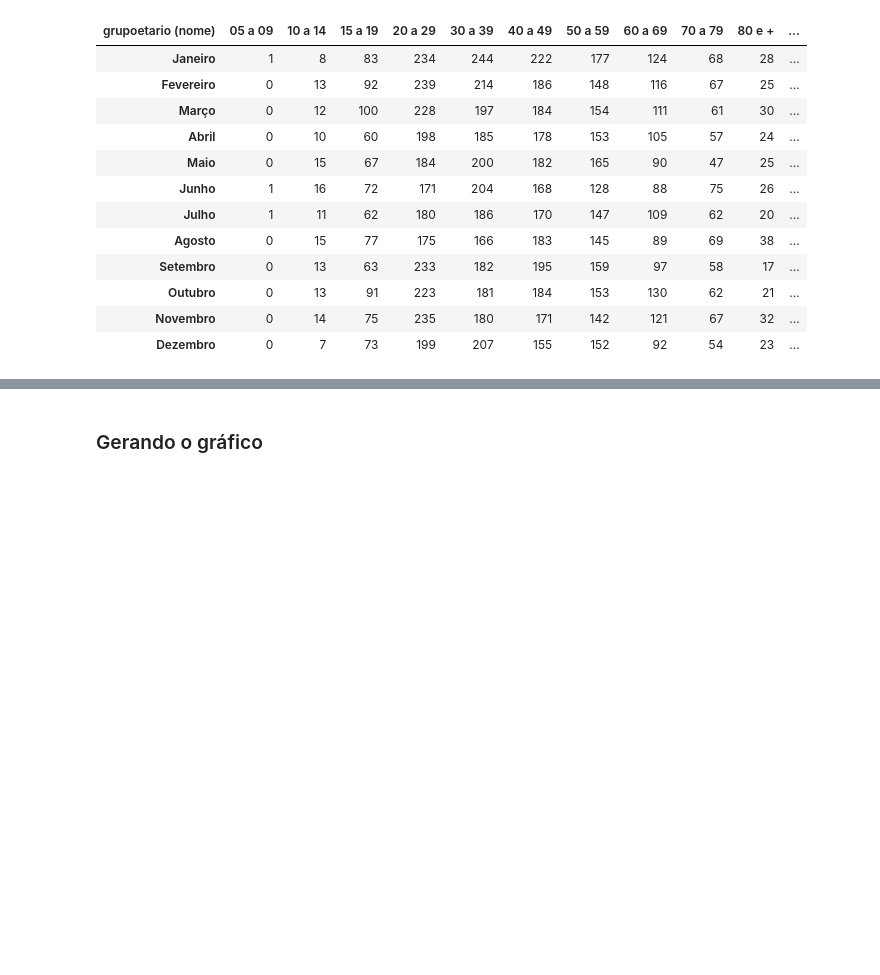
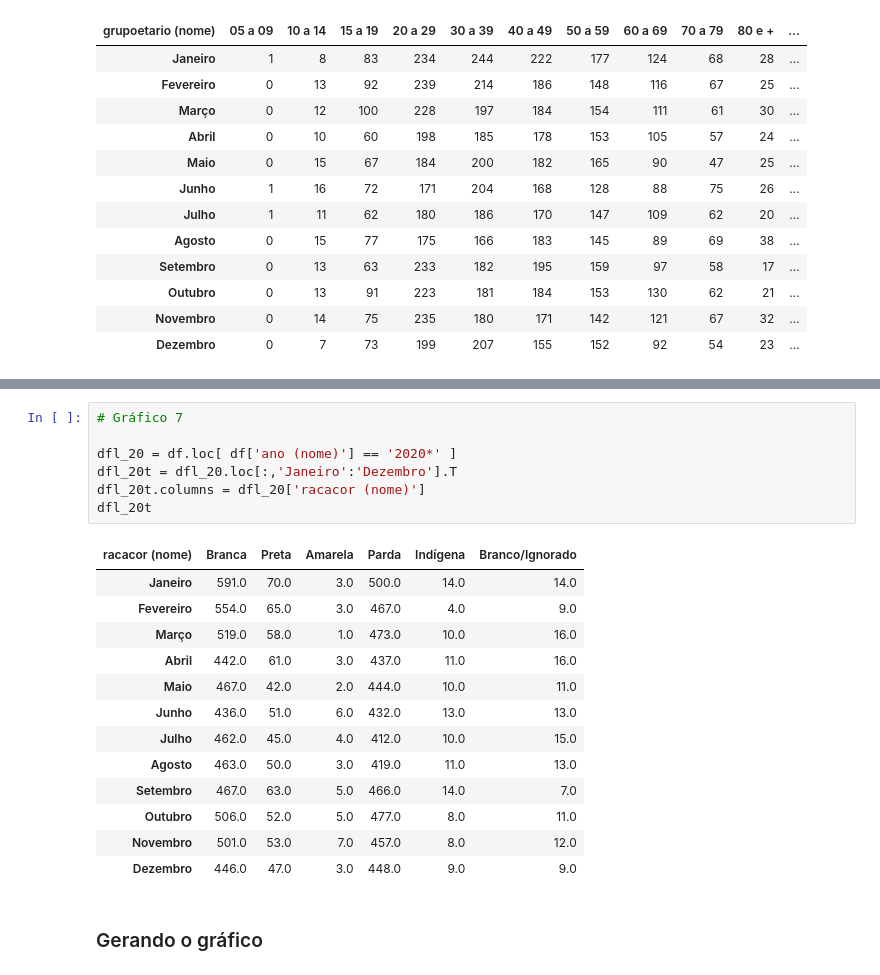
Before and after one commit to brunabellini/Projeto_FaleSobre, a Jupyter notebook: Caderno Jupyter- Grupo 6.ipynb, the cells around one changed output, grey strips where cells are left out. Saved outputs shown, nothing was run; the diff lists cells and outputs as text; blank space fills up the shorter version.

```diff
--- a/Caderno Jupyter- Grupo 6.ipynb
+++ b/Caderno Jupyter- Grupo 6.ipynb
@@ -619,3 +685,24 @@ df_teste1
+# %%
+# Gráfico 7
+
+dfl_20 = df.loc[ df['ano (nome)'] == '2020*' ]
+dfl_20t = dfl_20.loc[:,'Janeiro':'Dezembro'].T
+dfl_20t.columns = dfl_20['racacor (nome)']
+dfl_20t
+# %% [output]
+| racacor (nome) | Branca | Preta | Amarela | Parda | Indígena | Branco/Ignorado |
+| Janeiro | 591.0 | 70.0 | 3.0 | 500.0 | 14.0 | 14.0 |
+| Fevereiro | 554.0 | 65.0 | 3.0 | 467.0 | 4.0 | 9.0 |
+| Março | 519.0 | 58.0 | 1.0 | 473.0 | 10.0 | 16.0 |
+| Abril | 442.0 | 61.0 | 3.0 | 437.0 | 11.0 | 16.0 |
+| Maio | 467.0 | 42.0 | 2.0 | 444.0 | 10.0 | 11.0 |
+| Junho | 436.0 | 51.0 | 6.0 | 432.0 | 13.0 | 13.0 |
+| Julho | 462.0 | 45.0 | 4.0 | 412.0 | 10.0 | 15.0 |
+| Agosto | 463.0 | 50.0 | 3.0 | 419.0 | 11.0 | 13.0 |
+| Setembro | 467.0 | 63.0 | 5.0 | 466.0 | 14.0 | 7.0 |
+| Outubro | 506.0 | 52.0 | 5.0 | 477.0 | 8.0 | 11.0 |
+| Novembro | 501.0 | 53.0 | 7.0 | 457.0 | 8.0 | 12.0 |
+| Dezembro | 446.0 | 47.0 | 3.0 | 448.0 | 9.0 | 9.0 |
 # %% [markdown]
 ### Gerando o gráfico
 # %%
```
Also changed, not shown: parts of 7 cells of this notebook.
